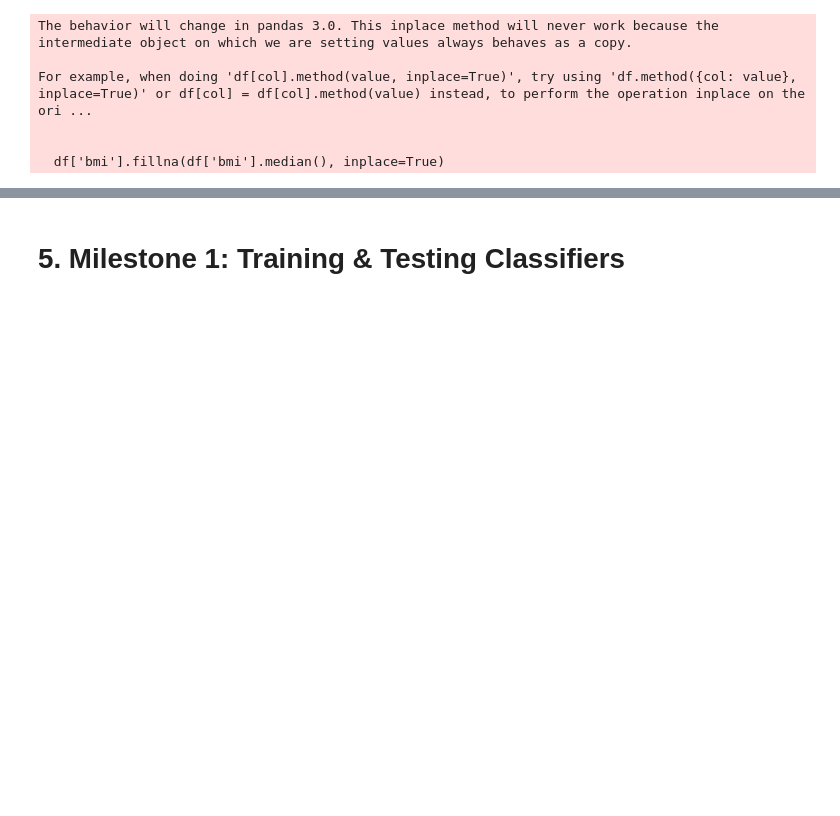
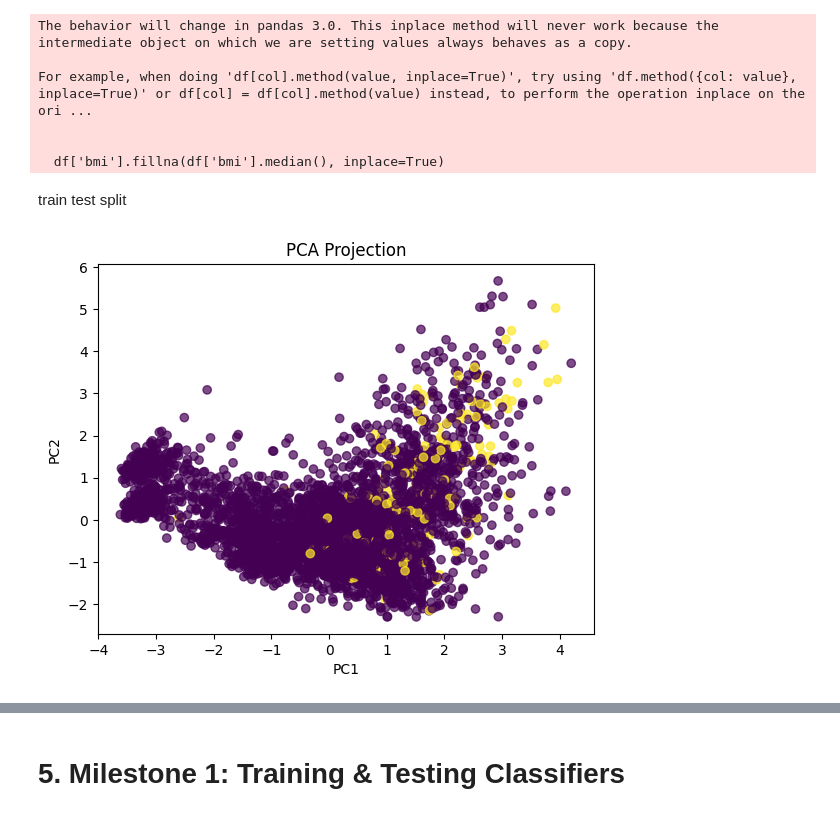
Before and after one commit to Geno212/Early-prediction-of-stroke-risk, a Jupyter notebook: stroke_prediction_milestones.ipynb, the cells around one changed output, grey strips where cells are left out. Drawn from its saved outputs; the diff is of its cells as text; code cells hidden in the pictures; blank space fills up the shorter version.

Commit message:
rearrange cells(data preprocessing and splitting before dimensionality reduction)

```diff
--- a/stroke_prediction_milestones.ipynb
+++ b/stroke_prediction_milestones.ipynb
@@ -150,6 +109,8 @@ df = df[df['avg_glucose_level']>0]
 cat_cols = ['gender','ever_married','work_type','Residence_type','smoking_status']
 for col in cat_cols:
     df[col] = LabelEncoder().fit_transform(df[col])
+# %% [markdown]
+train test split
 # %%
 # 4.4 Split features and target
 X = df.drop(['id','stroke'], axis=1)
@@ -163,3 +124,14 @@ X_train, X_test, y_train, y_test = train_test_split(
 scaler = StandardScaler()
 X_train_scaled = scaler.fit_transform(X_train)
 X_test_scaled = scaler.transform(X_test)
+# %%
+# PCA
+pca = PCA(n_components=2)
+pc = pca.fit_transform(X_train_scaled)
+plt.figure()
+plt.scatter(pc[:,0], pc[:,1], c=y_train, cmap='viridis', alpha=0.7)
+plt.title('PCA Projection')
+plt.xlabel('PC1'); plt.ylabel('PC2')
+plt.show()
+# %% [output]
+[figure, added]
```
Also changed, not shown: parts of 13 cells of this notebook.
